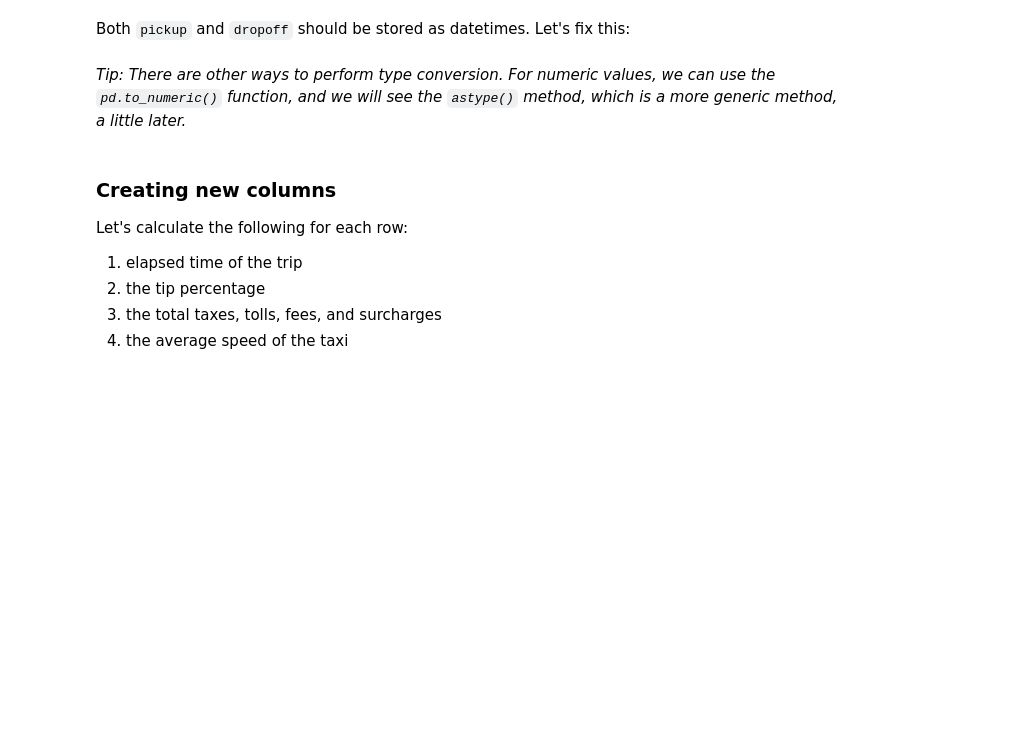
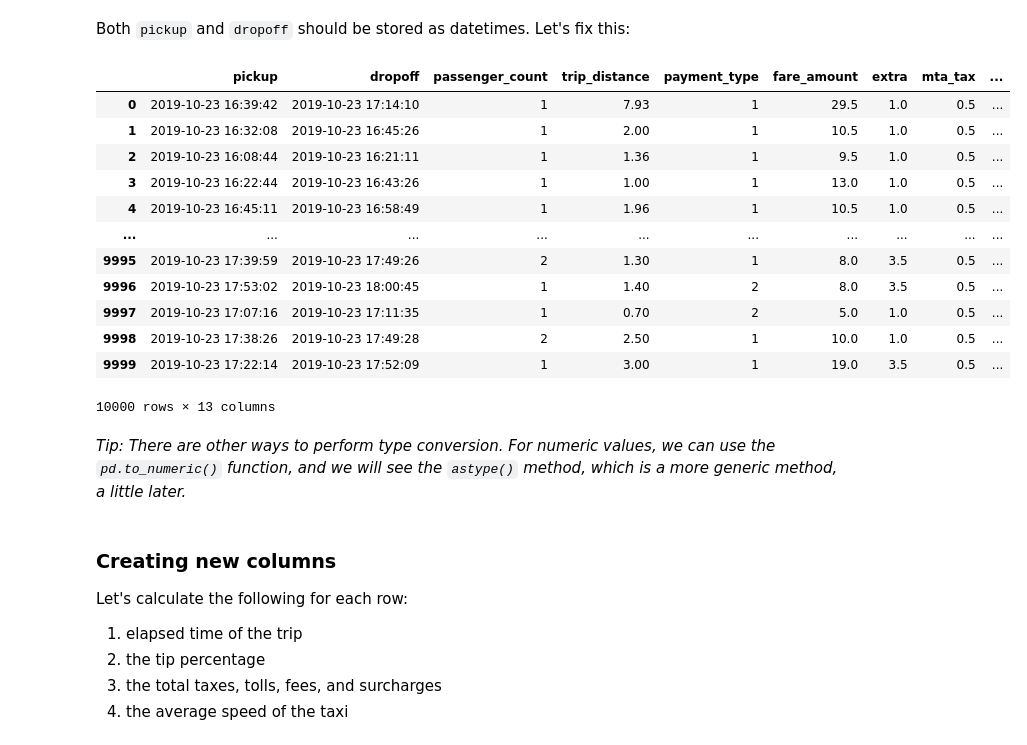
Before and after one commit to dmdigrande/dmdigrande.github.io, a Jupyter notebook: week1-lecture1-intro-to-pandas.ipynb, the cells around one changed output. Saved outputs shown, nothing was run; the diff lists cells and outputs as text; code cells hidden in the pictures; blank space fills up the shorter version.

```diff
--- a/week1-lecture1-intro-to-pandas.ipynb
+++ b/week1-lecture1-intro-to-pandas.ipynb
@@ -484,0 +490,14 @@ Let's start by dropping the ID columns and the `store_and_fwd_flag` column, whic
+# %%
+mask = taxi.columns.str.contains('id$|store_and_fwd_flag', regex = True)
+
+# select columns to drop
+# %%
+mask
+
+columns_to_drop = taxi.columns[mask]
+columns_to_drop
+
+taxi = taxi.drop(columns=columns_to_drop)
+
+taxi.head()
+# drop columns
@@ -492,0 +517,8 @@ Next, let's rename the datetime columns:
+# %%
+taxi = taxi.rename(
+    columns = {'tpep_pickup_datetime':'pickup',
+               'droppff': 'dropoff'}
+  )
+taxi.columns
+
+# rename pickup, dropoff
@@ -503,3 +555,23 @@ Both `pickup` and `dropoff` should be stored as datetimes. Let's fix this:
+# %%
+taxi[['pickup','dropoff']]= taxi[['pickup','dropoff']].apply(pd.to_datetime)
+
+# convert
+# %%
+taxi
+# %% [output]
+|  | pickup | dropoff | passenger_count | trip_distance | payment_type | fare_amount | extra | mta_tax | ... |
+| 0 | 2019-10-23 16:39:42 | 2019-10-23 17:14:10 | 1 | 7.93 | 1 | 29.5 | 1.0 | 0.5 | ... |
+| 1 | 2019-10-23 16:32:08 | 2019-10-23 16:45:26 | 1 | 2.00 | 1 | 10.5 | 1.0 | 0.5 | ... |
+| 2 | 2019-10-23 16:08:44 | 2019-10-23 16:21:11 | 1 | 1.36 | 1 | 9.5 | 1.0 | 0.5 | ... |
+| 3 | 2019-10-23 16:22:44 | 2019-10-23 16:43:26 | 1 | 1.00 | 1 | 13.0 | 1.0 | 0.5 | ... |
+| 4 | 2019-10-23 16:45:11 | 2019-10-23 16:58:49 | 1 | 1.96 | 1 | 10.5 | 1.0 | 0.5 | ... |
+| ... | ... | ... | ... | ... | ... | ... | ... | ... | ... |
+| 9995 | 2019-10-23 17:39:59 | 2019-10-23 17:49:26 | 2 | 1.30 | 1 | 8.0 | 3.5 | 0.5 | ... |
+| 9996 | 2019-10-23 17:53:02 | 2019-10-23 18:00:45 | 1 | 1.40 | 2 | 8.0 | 3.5 | 0.5 | ... |
+| 9997 | 2019-10-23 17:07:16 | 2019-10-23 17:11:35 | 1 | 0.70 | 2 | 5.0 | 1.0 | 0.5 | ... |
+| 9998 | 2019-10-23 17:38:26 | 2019-10-23 17:49:28 | 2 | 2.50 | 1 | 10.0 | 1.0 | 0.5 | ... |
+| 9999 | 2019-10-23 17:22:14 | 2019-10-23 17:52:09 | 1 | 3.00 | 1 | 19.0 | 3.5 | 0.5 | ... |
+10000 rows × 13 columns
 # %% [markdown]
 *Tip: There are other ways to perform type conversion. For numeric values, we can use the `pd.to_numeric()` function, and we will see the `astype()` method, which is a more generic method, a little later.*
 # %% [markdown]
```
Also changed, not shown: parts of 18 cells of this notebook.
